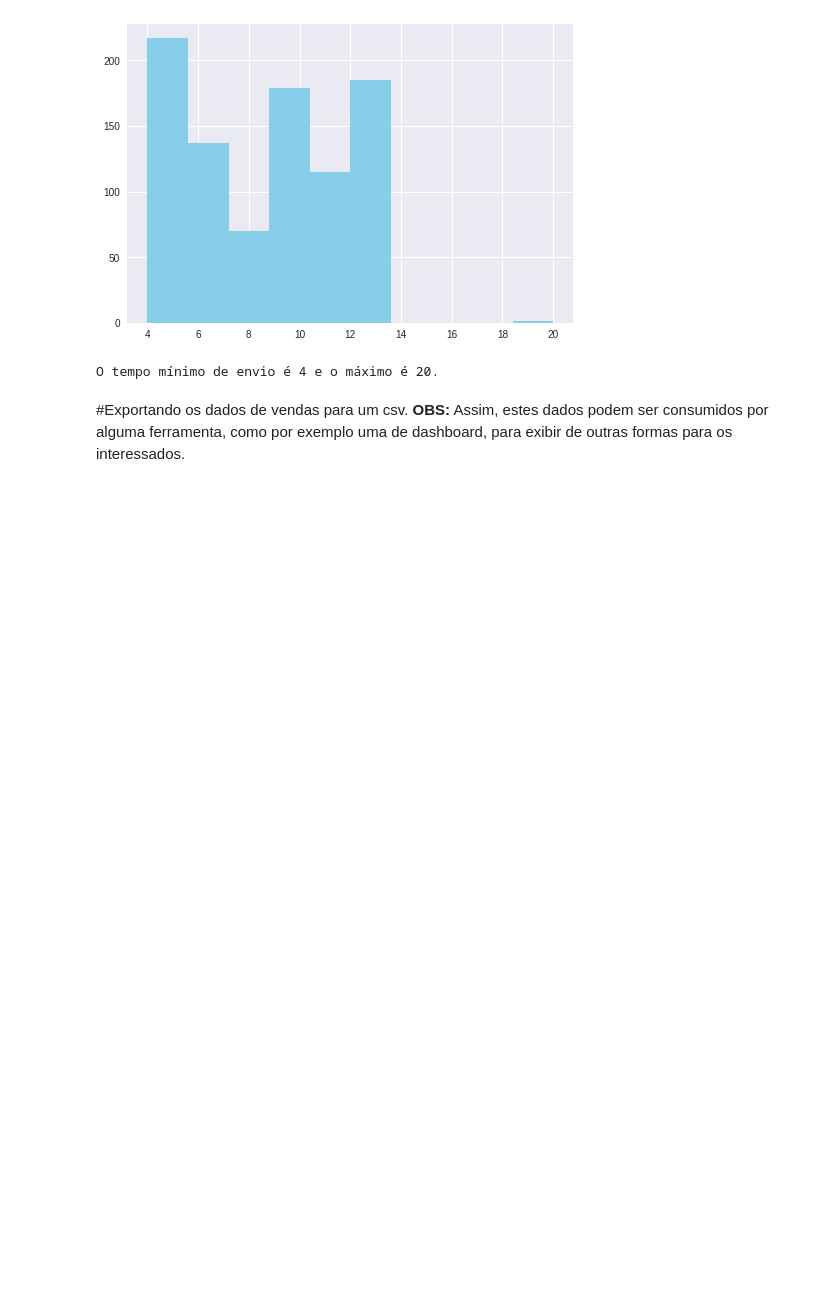
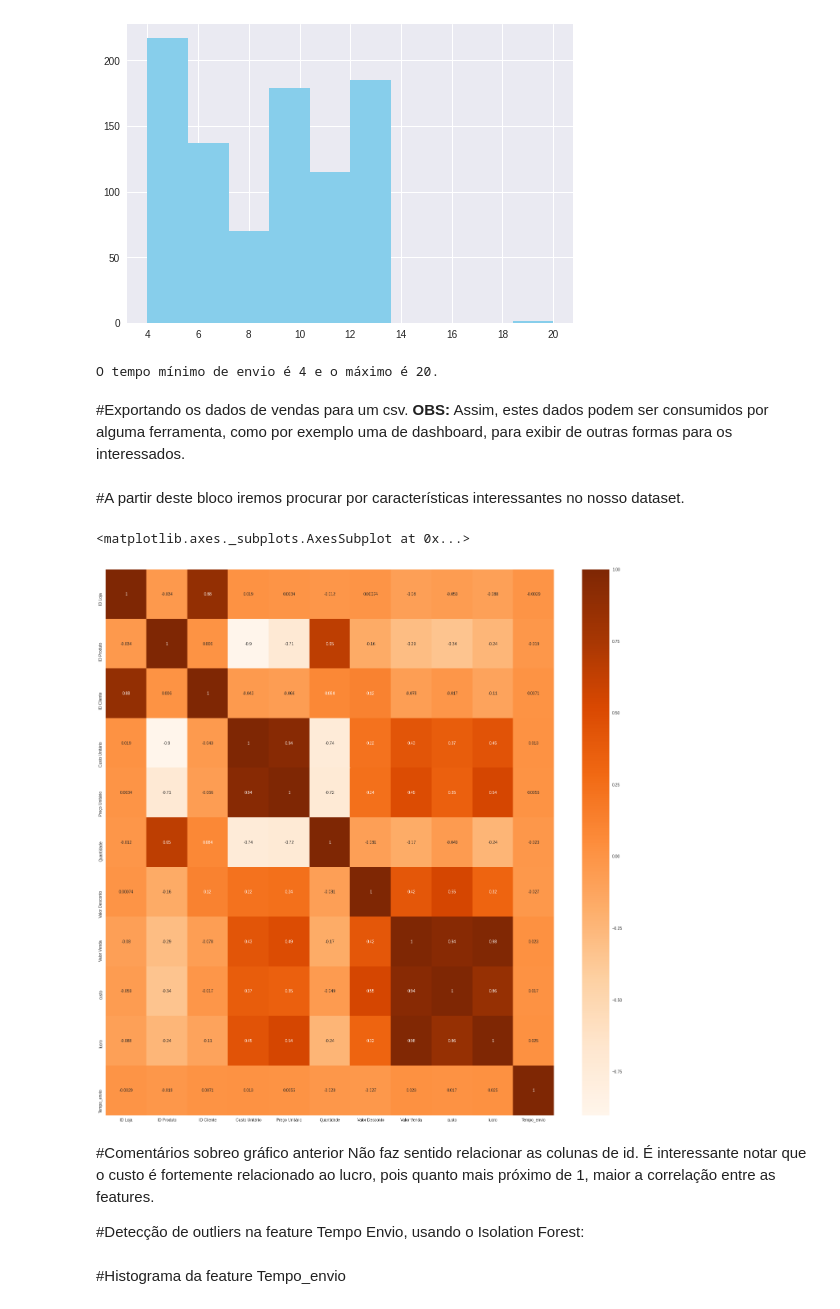
Before and after one commit to arlss89/analiseexploratoria, a Jupyter notebook: proj_analise_exploratoria.ipynb, the cells around one changed output. Saved outputs shown, nothing was run; the diff lists cells and outputs as text; code cells hidden in the pictures; blank space fills up the shorter version.

```diff
--- a/proj_analise_exploratoria.ipynb
+++ b/proj_analise_exploratoria.ipynb
@@ -292,3 +292,22 @@ O tempo mínimo de envio é 4 e o máximo é 20.
 **OBS:** Assim, estes dados podem ser consumidos por alguma ferramenta, como por exemplo uma de dashboard, para exibir de outras formas para os interessados.
 # %%
 df.to_csv("df_vendas_novo.csv", index=False)
+# %% [markdown]
+#A partir deste bloco iremos procurar por características interessantes no nosso dataset.
+# %%
+import seaborn as sns
+plt.figure(figsize=(25, 25))
+sns.heatmap(df.corr(), annot=True, cmap='Oranges')
+# %% [output]
+<matplotlib.axes._subplots.AxesSubplot at 0x...>
+[figure, added]
+# %% [markdown]
+#Comentários sobreo gráfico anterior
+Não faz sentido relacionar as colunas de id.
+É interessante notar que o custo é fortemente relacionado ao lucro, pois quanto mais próximo de 1, maior a correlação entre as features.
+
+
+
+#Detecção de outliers na feature Tempo Envio, usando o Isolation Forest:
+# %% [markdown]
+#Histograma da feature Tempo_envio
```
Also changed, not shown: parts of 8 cells of this notebook.
